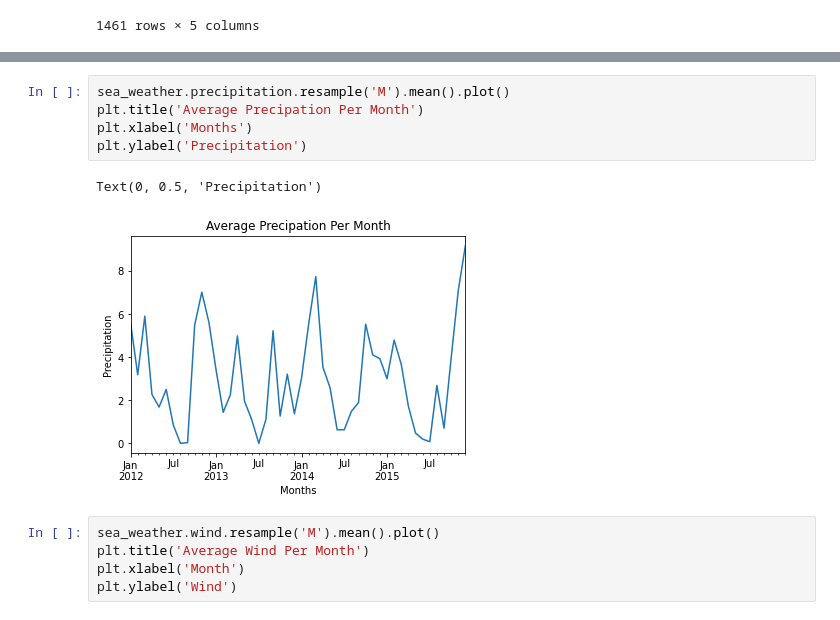
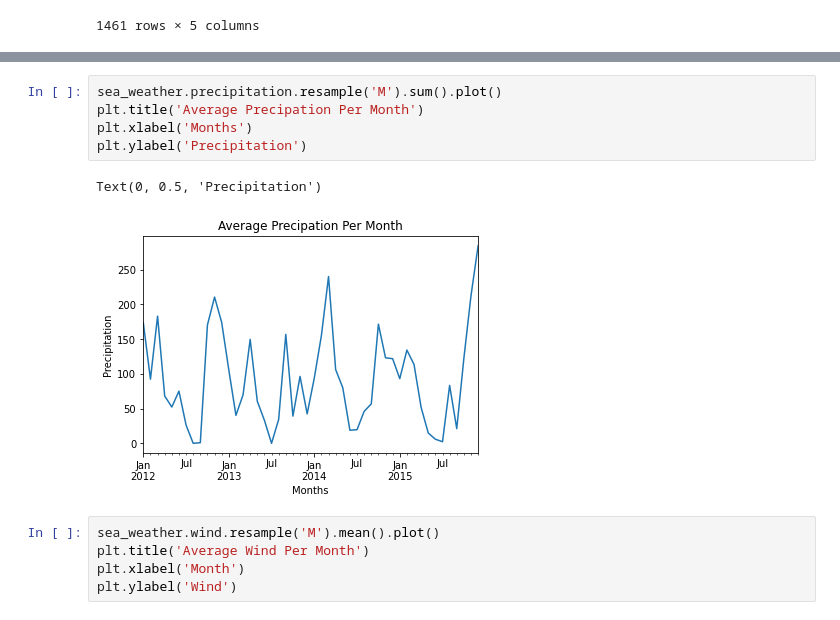
Before and after one commit to AAranda10/time-series-exercises, a Jupyter notebook: time-series-exercises.ipynb, the cells around one changed output, grey strips where cells are left out. Cells and saved outputs as stored; diff of their text form.

```diff
--- a/time-series-exercises.ipynb
+++ b/time-series-exercises.ipynb
@@ -139,13 +139,13 @@ sea_weather.precipitation.resample('M').mean().idxmax()
 # %% [output]
 Timestamp('2015-12-31 00:00:00', freq='M')
 # %%
-sea_weather.precipitation.resample('M').mean().plot()
+sea_weather.precipitation.resample('M').sum().plot()
 plt.title('Average Precipation Per Month')
 plt.xlabel('Months')
 plt.ylabel('Precipitation')
 # %% [output]
 Text(0, 0.5, 'Precipitation')
-[figure, old version]
+[figure, new version]
 # %%
 sea_weather.wind.resample('M').mean().plot()
 plt.title('Average Wind Per Month')
```
Also changed, not shown: parts of 4 cells of this notebook, 3 other files.
